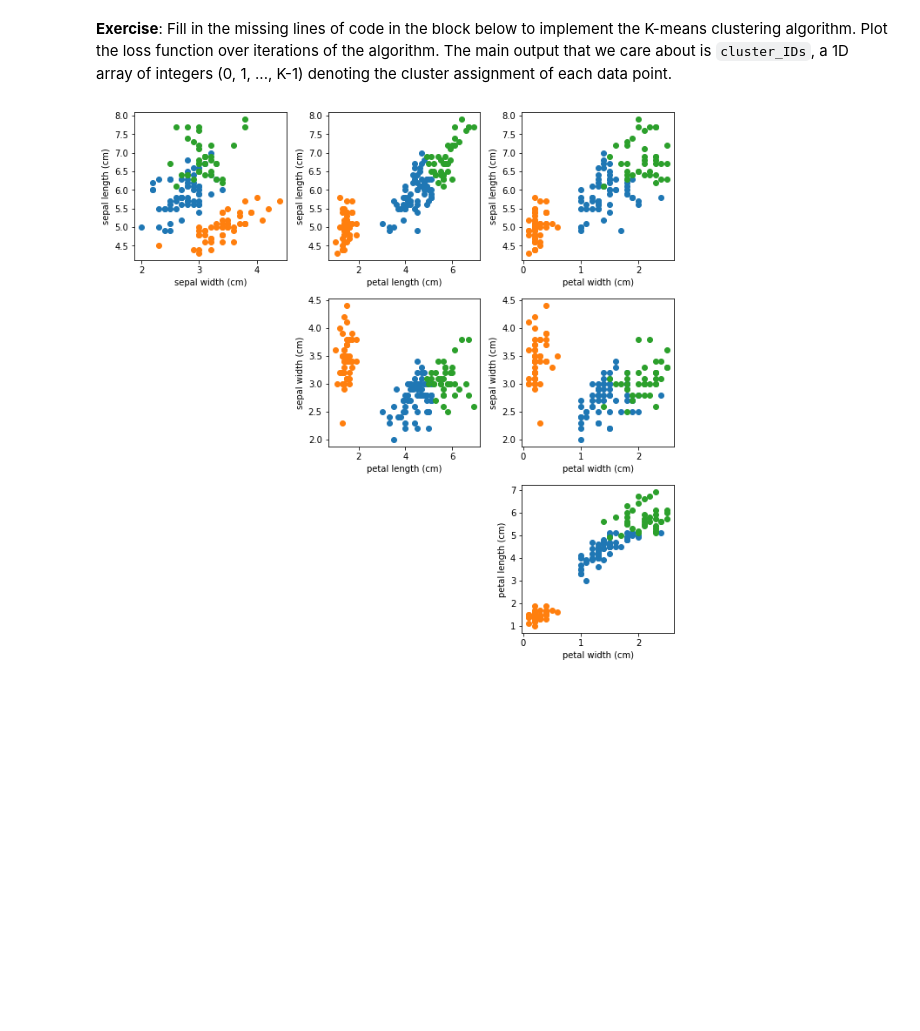
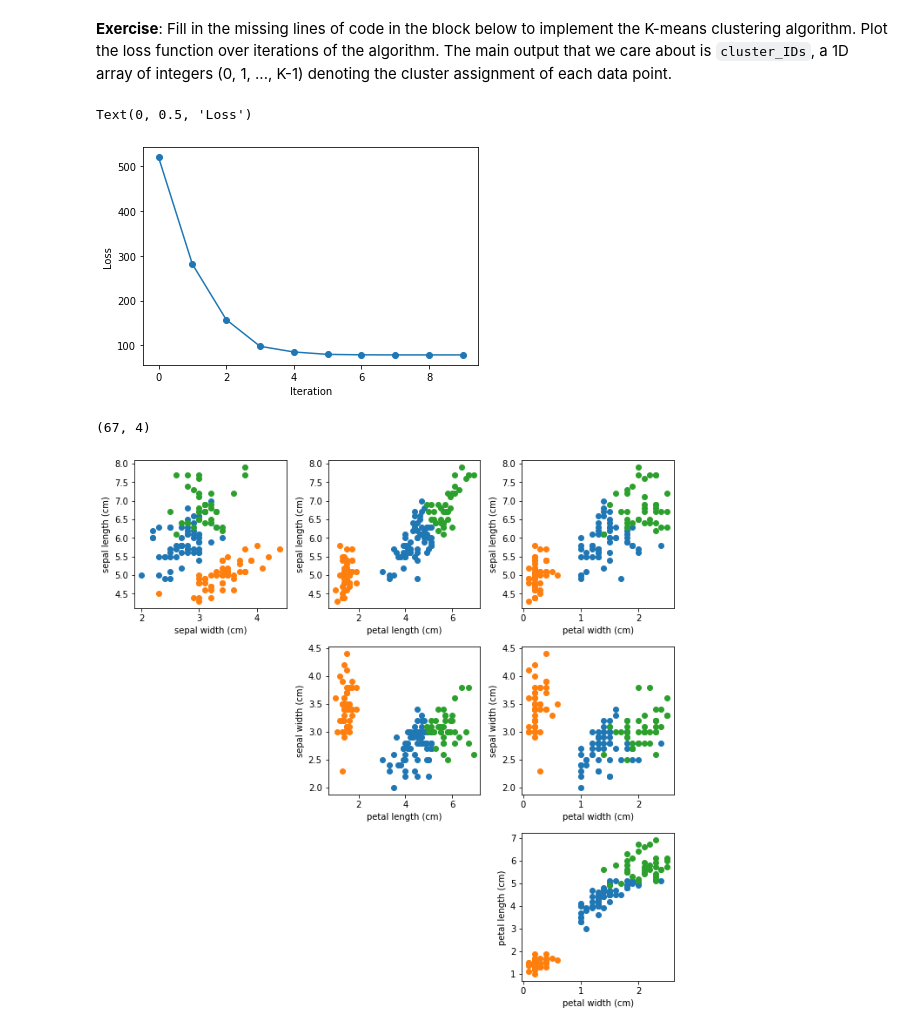
Before and after one commit to burnhamdr/statistical-learning, a Jupyter notebook: Demo_Clustering_blank.ipynb, the cells around one changed output. Saved outputs shown, nothing was run; the diff lists cells and outputs as text; code cells hidden in the pictures; blank space fills up the shorter version.

```diff
--- a/Demo_Clustering_blank.ipynb
+++ b/Demo_Clustering_blank.ipynb
@@ -77,34 +77,46 @@ make_plot(y)
 # %%
 # Number of clusters:
 K = 3
 
 # Initial guesses of cluster means are randomly chosen data points:
 mu = X[np.random.choice(n_samples, K), :]  # mu is an array of shape K-by-n_features
 
 # The K-means algorithm:
 n_iter = 10
 cluster_IDs = np.zeros(n_samples)
 losses = []
 for i in range(n_iter):
     # Assign each data point to the nearest mean vector (E step):
     ### YOUR CODE HERE ###
     for n in range(n_samples):
         distances = [np.linalg.norm(X[n,:]-mu[k,:]) for k in range(K)]
         cluster_IDs[n] = np.argmin(distances)
 
     # Recompute the mean vectors (M step):
     ### YOUR CODE HERE ###
-    u = [np.mean(X[cluster_IDs==k,:],axis=0) for k in range(K)]
+    for k in range(K):
+        mask = cluster_IDs == k
+        mu[k,:] = np.mean(X[mask,:],axis=0)#take the mean of each cluster
 
 
     # Compute the loss function:
     ### YOUR CODE HERE ###
-    losses.append()
+    J = 0
+    for k in range(K):
+        J += np.linalg.norm(X[cluster_IDs==k,:] - mu[k,:])**2
+    losses.append(J)
 
 # Plot the loss function:
 plt.plot(losses, '-o')
 plt.xlabel('Iteration')
 plt.ylabel('Loss')
+# %% [output]
+Text(0, 0.5, 'Loss')
+[figure, added]
+# %%
+X[cluster_IDs==0,:] - u[0]
+# %% [output]
+(67, 4)
 # %%
 make_plot(cluster_IDs)
 # %% [output]
```
Also changed, not shown: parts of 2 cells of this notebook, 1 other file.
